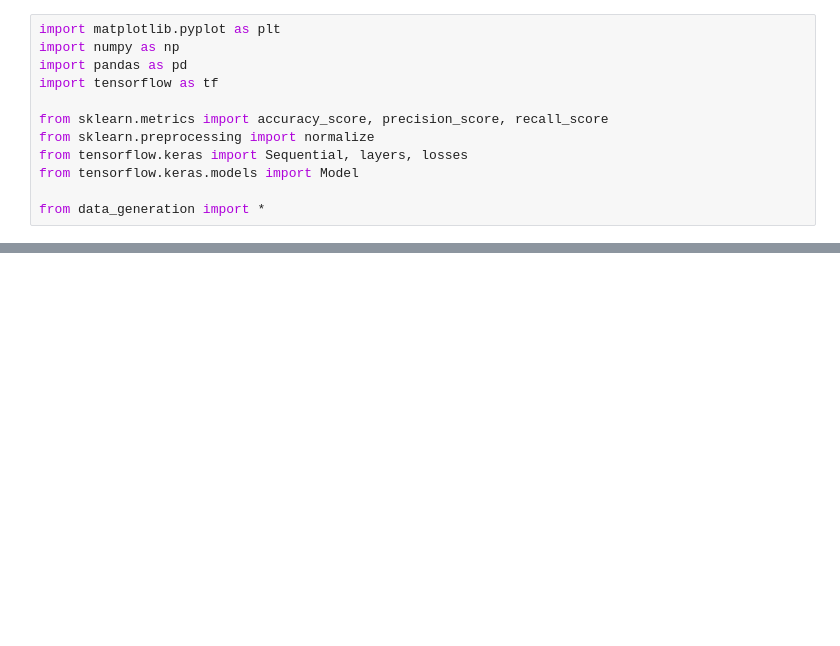
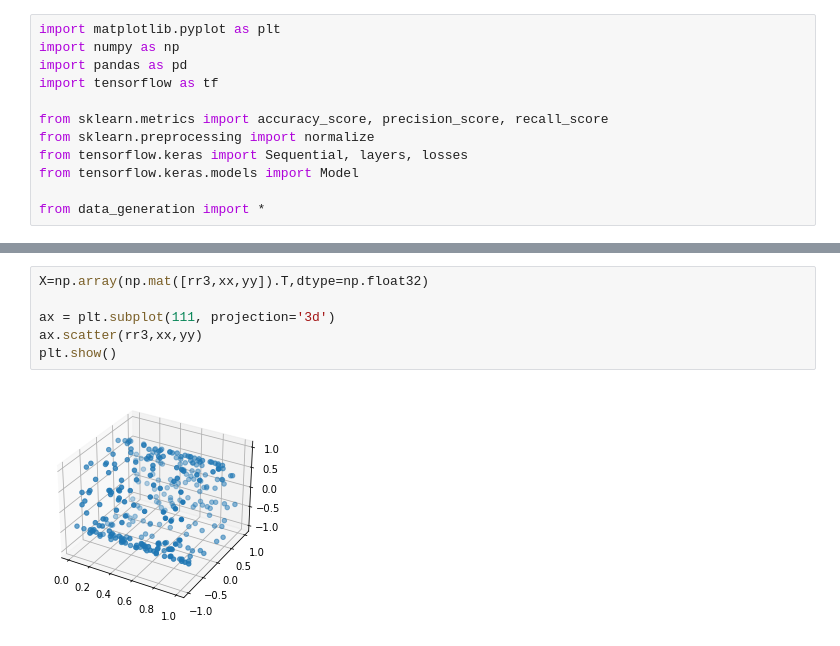
Before and after one commit to s-helal/pp-w-nn, a Jupyter notebook: Nonlinear Projection Pursuit with Neural Nets.ipynb, the cells around one changed output, grey strips where cells are left out. Cells and saved outputs as stored; diff of their text form; blank space fills up the shorter version.

```diff
--- a/Nonlinear Projection Pursuit with Neural Nets.ipynb
+++ b/Nonlinear Projection Pursuit with Neural Nets.ipynb
@@ -12,0 +40,8 @@ from data_generation import *
+# %%
+X=np.array(np.mat([rr3,xx,yy]).T,dtype=np.float32)
+
+ax = plt.subplot(111, projection='3d')
+ax.scatter(rr3,xx,yy)
+plt.show()
+# %% [output]
+[figure, added]
```
Also changed, not shown: parts of 19 cells of this notebook.
